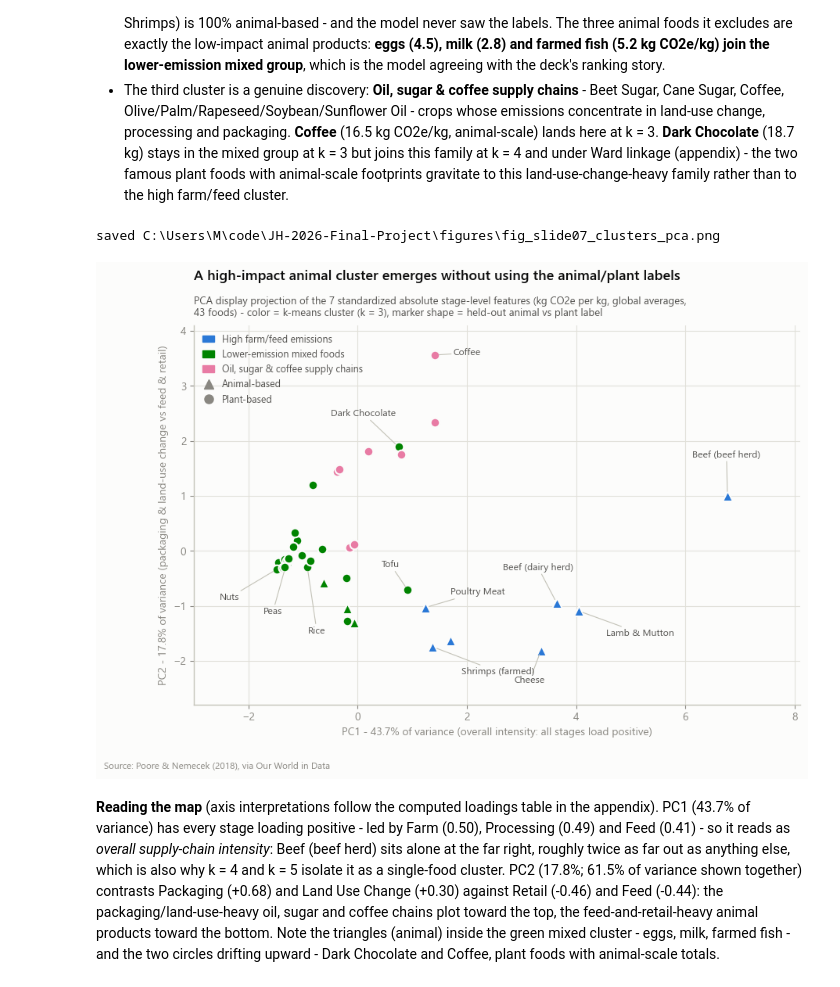
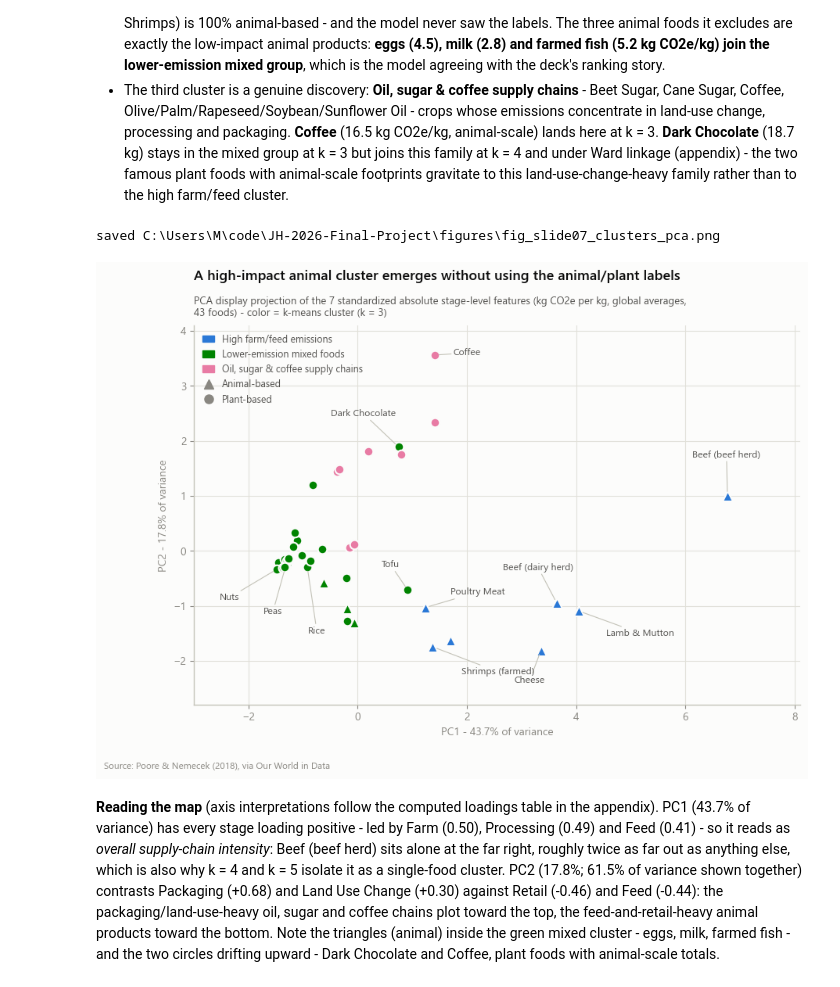
Before and after one commit to dombondyra/JH-2026-Final-Project, a Jupyter notebook: notebooks/03_food_clustering.ipynb, the cells around one changed output. Drawn from its saved outputs; the diff is of its cells as text; code cells hidden in the pictures.

```diff
--- a/notebooks/03_food_clustering.ipynb
+++ b/notebooks/03_food_clustering.ipynb
@@ -318,38 +318,38 @@ ANNOTS = {  # food: (text x, text y, ha)
     'Shrimps (farmed)':  (1.90, -2.20, 'left'),
     'Poultry Meat':      (1.70, -0.75, 'left'),
     'Tofu':              (0.60, -0.25, 'center'),
     'Dark Chocolate':    (0.10, 2.50, 'center'),
     'Coffee':            (1.75, 3.60, 'left'),
     'Rice':              (-0.75, -1.45, 'center'),
     'Peas':              (-1.55, -1.10, 'center'),
     'Nuts':              (-2.35, -0.85, 'center'),
 }
 for food, (tx, ty, ha) in ANNOTS.items():
     r = pts.loc[pts.food == food].iloc[0]
     ax.annotate(food, xy=(r.x, r.y), xytext=(tx, ty), ha=ha, va='center',
                 fontsize=8.8, color=INK2,
                 arrowprops=dict(arrowstyle='-', color=BASE, lw=0.8, shrinkA=0, shrinkB=4))
 
 handles = [Patch(color=CLUSTER_COLOR[i], label=CLUSTER_NAME[i]) for i in CLUSTER_ORDER]
 handles += [Line2D([], [], ls='', marker='^', markersize=8, color=MUTED, label='Animal-based'),
             Line2D([], [], ls='', marker='o', markersize=8, color=MUTED, label='Plant-based')]
 ax.legend(handles=handles, loc='upper left', fontsize=9, labelcolor=INK2, handlelength=1.2)
 
 ax.set_xlim(-3.0, 8.1)
 ax.set_ylim(-2.8, 4.1)
-ax.set_xlabel(f'PC1 - {evr[0]:.1f}% of variance (overall intensity: all stages load positive)')
-ax.set_ylabel(f'PC2 - {evr[1]:.1f}% of variance (packaging & land-use change vs feed & retail)')
+ax.set_xlabel(f'PC1 - {evr[0]:.1f}% of variance')
+ax.set_ylabel(f'PC2 - {evr[1]:.1f}% of variance')
 style_ax(ax, 'both', ('bottom', 'left'))
 title_block(ax, 'A high-impact animal cluster emerges without using the animal/plant labels',
             'PCA display projection of the 7 standardized absolute stage-level features '
-            '(kg CO2e per kg, global averages,\n43 foods) - color = k-means cluster (k = 3), '
-            'marker shape = held-out animal vs plant label', pad=42)
+            '(kg CO2e per kg, global averages,\n43 foods) - color = k-means cluster (k = 3)',
+            pad=42)
 source_note(fig)
 save_fig(fig, 'fig_slide07_clusters_pca.png')
 plt.show()
 # %% [output]
 saved C:\Users\M\code\JH-2026-Final-Project\figures\fig_slide07_clusters_pca.png
-[figure, old version]
+[figure, new version]
 # %% [markdown]
 **Reading the map** (axis interpretations follow the computed loadings table in the
 appendix). PC1 (43.7% of variance) has every stage loading positive - led by Farm (0.50),
```
Also changed, not shown: 10 other files.
